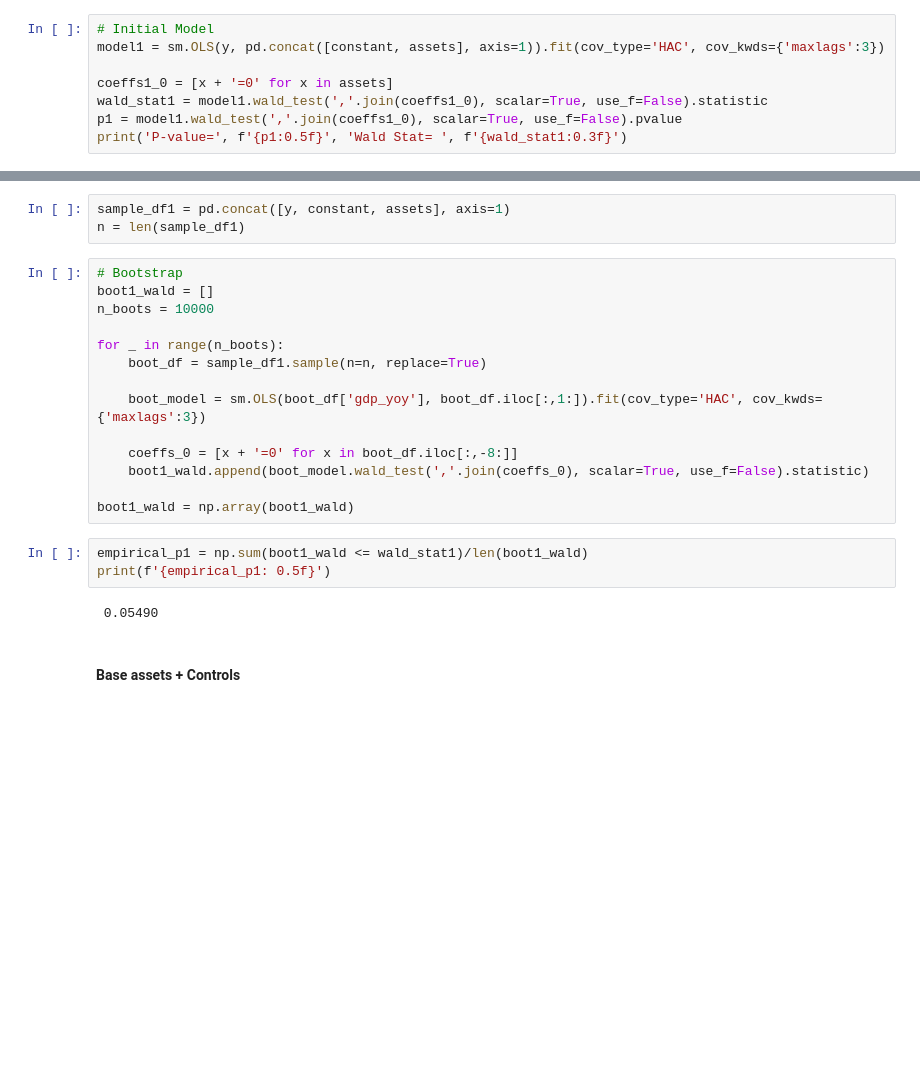
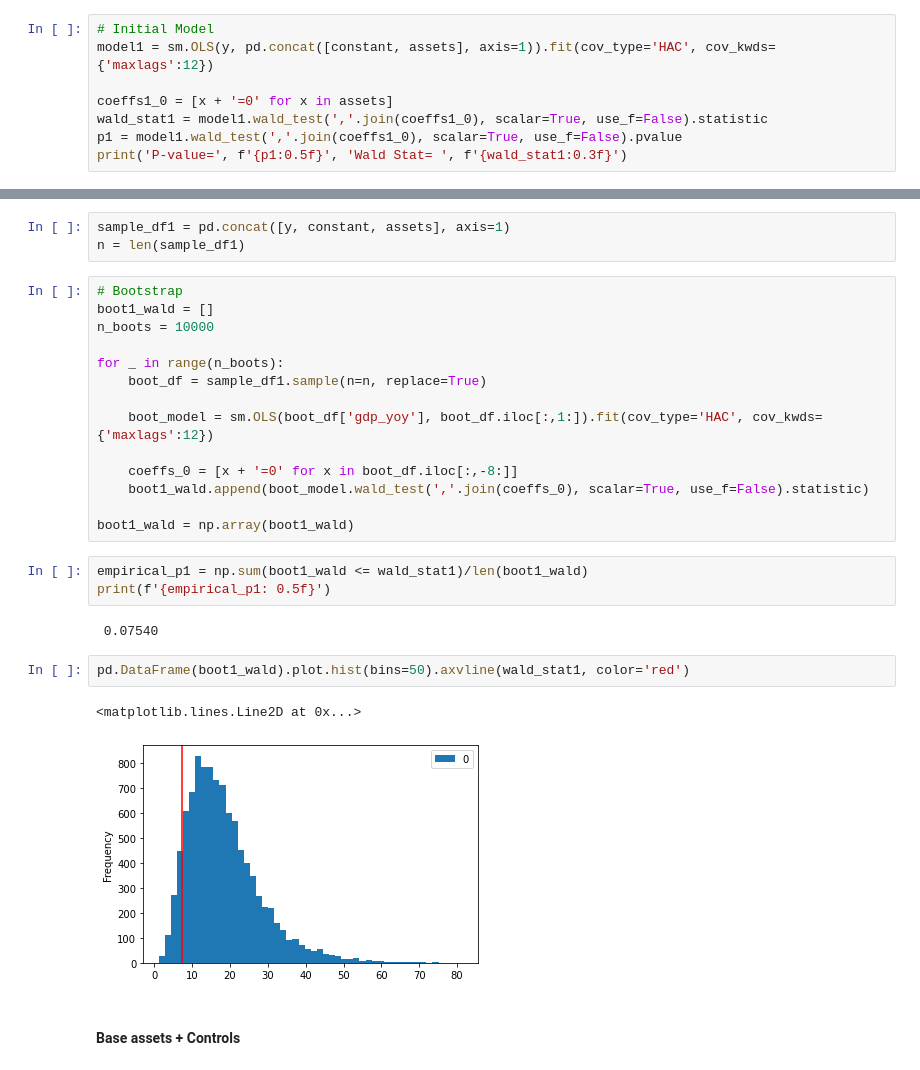
Before and after one commit to santoromano/Macro-Cross-Sectional-Analysis, a Jupyter notebook: mimicking_portfolios.ipynb, the cells around one changed output, grey strips where cells are left out. Saved outputs shown, nothing was run; the diff lists cells and outputs as text; blank space fills up the shorter version.

```diff
--- a/mimicking_portfolios.ipynb
+++ b/mimicking_portfolios.ipynb
@@ -106,7 +106,7 @@ $
 #### Only base assets
 # %%
 # Initial Model
-model1 = sm.OLS(y, pd.concat([constant, assets], axis=1)).fit(cov_type='HAC', cov_kwds={'maxlags':3})
+model1 = sm.OLS(y, pd.concat([constant, assets], axis=1)).fit(cov_type='HAC', cov_kwds={'maxlags':12})
 
 coeffs1_0 = [x + '=0' for x in assets]
 wald_stat1 = model1.wald_test(','.join(coeffs1_0), scalar=True, use_f=False).statistic
@@ -127,7 +127,7 @@ n_boots = 10000
 for _ in range(n_boots):
     boot_df = sample_df1.sample(n=n, replace=True)
 
-    boot_model = sm.OLS(boot_df['gdp_yoy'], boot_df.iloc[:,1:]).fit(cov_type='HAC', cov_kwds={'maxlags':3})
+    boot_model = sm.OLS(boot_df['gdp_yoy'], boot_df.iloc[:,1:]).fit(cov_type='HAC', cov_kwds={'maxlags':12})
 
     coeffs_0 = [x + '=0' for x in boot_df.iloc[:,-8:]]
     boot1_wald.append(boot_model.wald_test(','.join(coeffs_0), scalar=True, use_f=False).statistic)
@@ -137,7 +137,12 @@ boot1_wald = np.array(boot1_wald)
 empirical_p1 = np.sum(boot1_wald <= wald_stat1)/len(boot1_wald)
 print(f'{empirical_p1: 0.5f}')
 # %% [output]
- 0.05490
+ 0.07540
+# %%
+pd.DataFrame(boot1_wald).plot.hist(bins=50).axvline(wald_stat1, color='red')
+# %% [output]
+<matplotlib.lines.Line2D at 0x...>
+[figure, added]
 # %% [markdown]
 #### Base assets + Controls
 # %%
```
Also changed, not shown: parts of 11 cells of this notebook.
